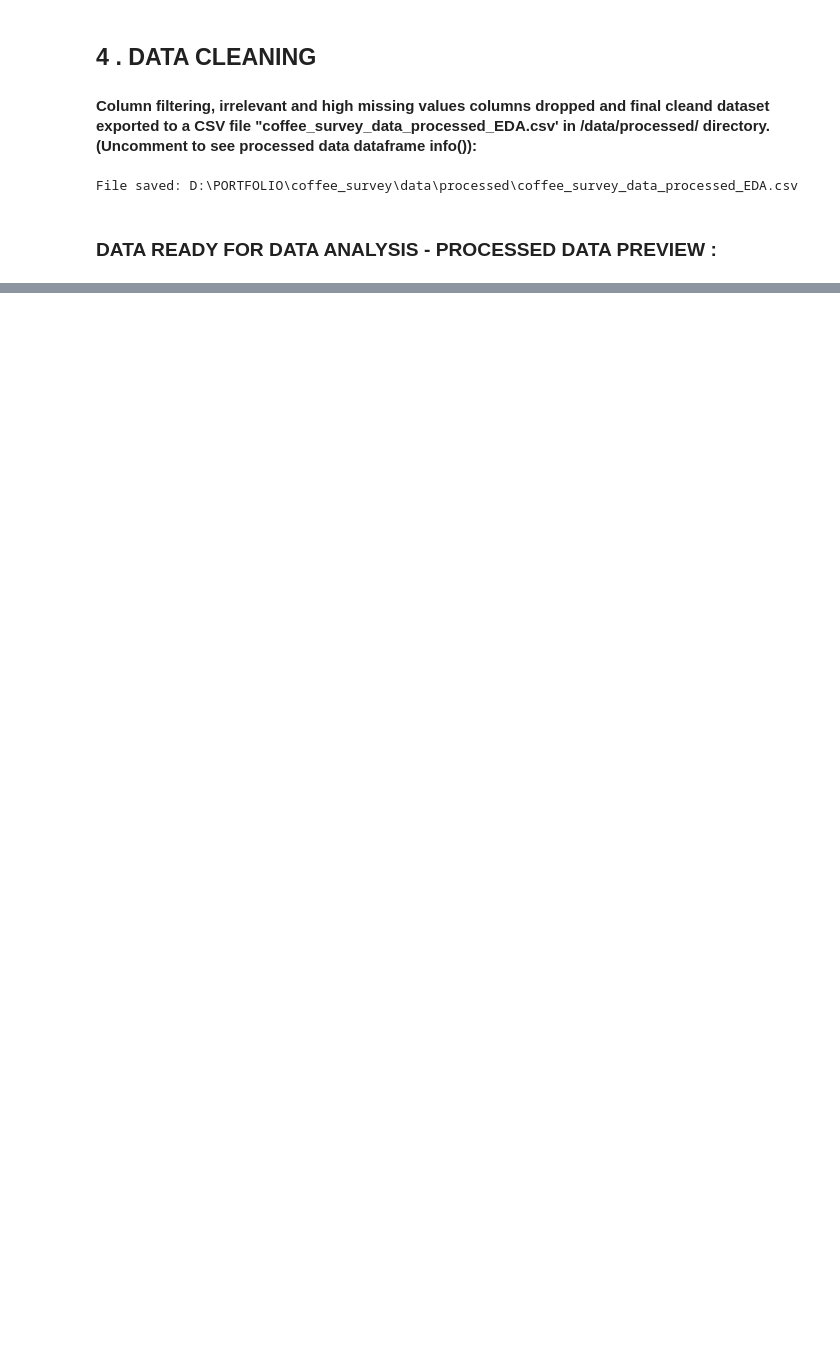
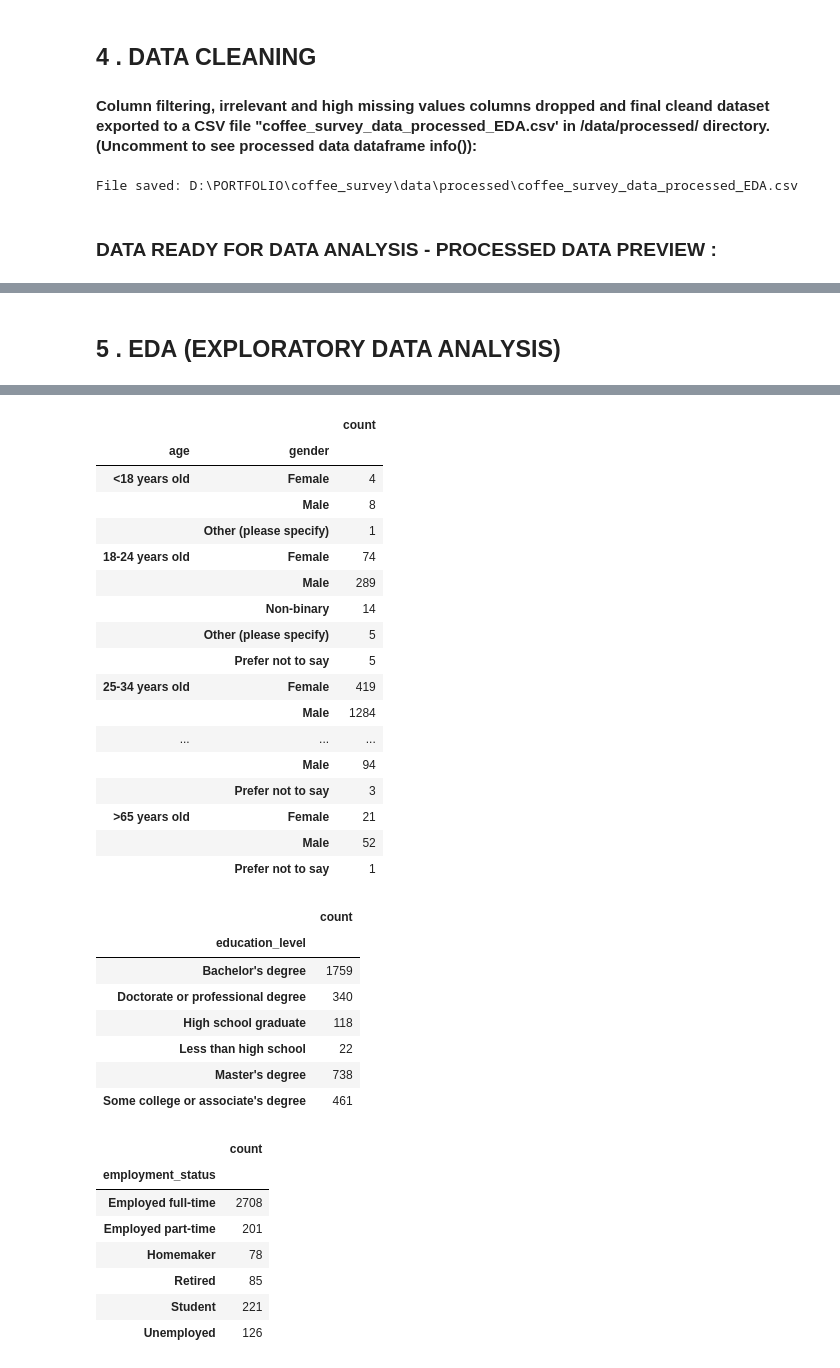
Before and after one commit to briella-codes/coffee_survey, a Jupyter notebook: notebooks/survey_analysis_english.ipynb, the cells around one changed output, grey strips where cells are left out. Drawn from its saved outputs; the diff is of its cells as text; code cells hidden in the pictures; blank space fills up the shorter version.

```diff
--- a/notebooks/survey_analysis_english.ipynb
+++ b/notebooks/survey_analysis_english.ipynb
@@ -268,3 +269,15 @@ show_df(survey_df[['age','cups','additions','roast_level','favorite','taste','ho
 | 4039 | 18-24 years old | 1 | ('No - just black', 'Milk, dairy ... | Light | Latte | Yes | $100,000 - $149,999 | None | ... |
 | 4040 | 25-34 years old | 2 | ('Milk, dairy alternative, or cof... | Medium | Iced coffee | Yes | $25,000 - $49,999 | None | ... |
 | 4041 | 25-34 years old | 1 | ('Milk, dairy alternative, or cof... | Medium | Latte | Yes | $150,000 or more | 1 | ... |
+# %% [markdown]
+## 5 . **EDA** (EXPLORATORY DATA ANALYSIS)
+# %%
+print_title("CONSUMERS DEMOGRAPHIC OVERVIEW")
+print_subtitle("Total respondents: "+str(len(survey_df_eda)))
+
+count_by_age_gender = group_and_count(survey_df_eda,'age','gender')
+count_by_education_level = group_and_count(survey_df_eda,'education_level')
+count_by_employment_status = group_and_count(survey_df_eda,'employment_status')
+
+display_horizontal(summary(count_by_age_gender),summary(count_by_education_level),summary(count_by_employment_status))
+# %% [output]
@@ -270,0 +286,34 @@ show_df(survey_df[['age','cups','additions','roast_level','favorite','taste','ho
+|  |  | count |
+| age | gender |  |
+| <18 years old | Female | 4 |
+|  | Male | 8 |
+|  | Other (please specify) | 1 |
+| 18-24 years old | Female | 74 |
+|  | Male | 289 |
+|  | Non-binary | 14 |
+|  | Other (please specify) | 5 |
+|  | Prefer not to say | 5 |
+| 25-34 years old | Female | 419 |
+|  | Male | 1284 |
+| ... | ... | ... |
+|  | Male | 94 |
+|  | Prefer not to say | 3 |
+| >65 years old | Female | 21 |
+|  | Male | 52 |
+|  | Prefer not to say | 1 |
+|  | count |
+| education_level |  |
+| Bachelor's degree | 1759 |
+| Doctorate or professional degree | 340 |
+| High school graduate | 118 |
+| Less than high school | 22 |
+| Master's degree | 738 |
+| Some college or associate's degree | 461 |
+|  | count |
+| employment_status |  |
+| Employed full-time | 2708 |
+| Employed part-time | 201 |
+| Homemaker | 78 |
+| Retired | 85 |
+| Student | 221 |
+| Unemployed | 126 |
```
Also changed, not shown: parts of 9 cells of this notebook, 2 other files.
